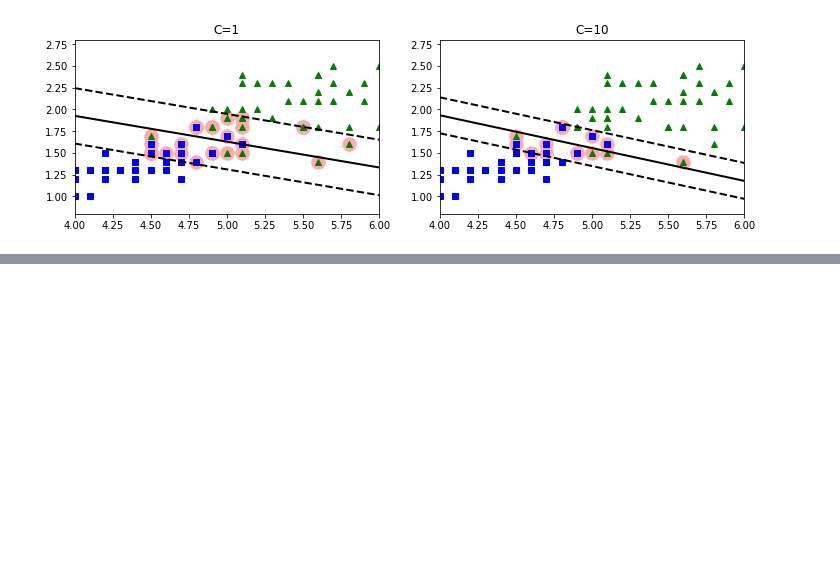
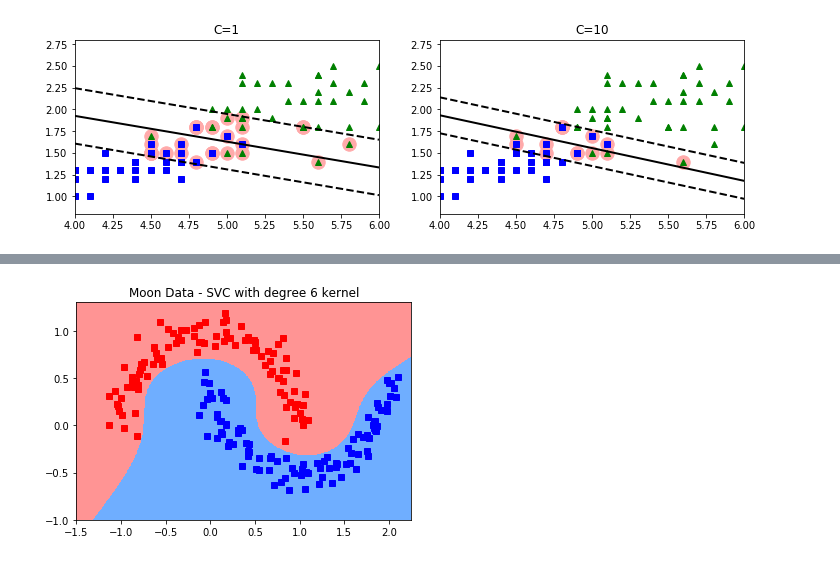
Before and after one commit to drpjm/python-ml-sandbox, a Jupyter notebook: Chapter05-SVM/SVM.ipynb, the cells around one changed output, grey strips where cells are left out. Saved outputs shown, nothing was run; the diff lists cells and outputs as text; code cells hidden in the pictures; blank space fills up the shorter version.

```diff
--- a/Chapter05-SVM/SVM.ipynb
+++ b/Chapter05-SVM/SVM.ipynb
@@ -119,0 +183,10 @@ plt.show()
+# %%
+y_pred_svc = polykernel_clf_pipe.predict(X_moon_mesh)
+contour_z_svc = y_pred_svc.reshape(x2.shape)
+plt.contourf(x1, x2, contour_z_svc, cmap=moon_cmap)
+plt.plot(X_moon[:,0][y_moon==0], X_moon[:,1][y_moon==0], "rs", label="Class 0") # plot features with class 0
+plt.plot(X_moon[:,0][y_moon==1], X_moon[:,1][y_moon==1], "bs", label="Class 1") # plot features with class 1
+plt.title("Moon Data - SVC with degree 6 kernel")
+plt.show()
+# %% [output]
+[figure, added]
```
Also changed, not shown: parts of 7 cells of this notebook.
